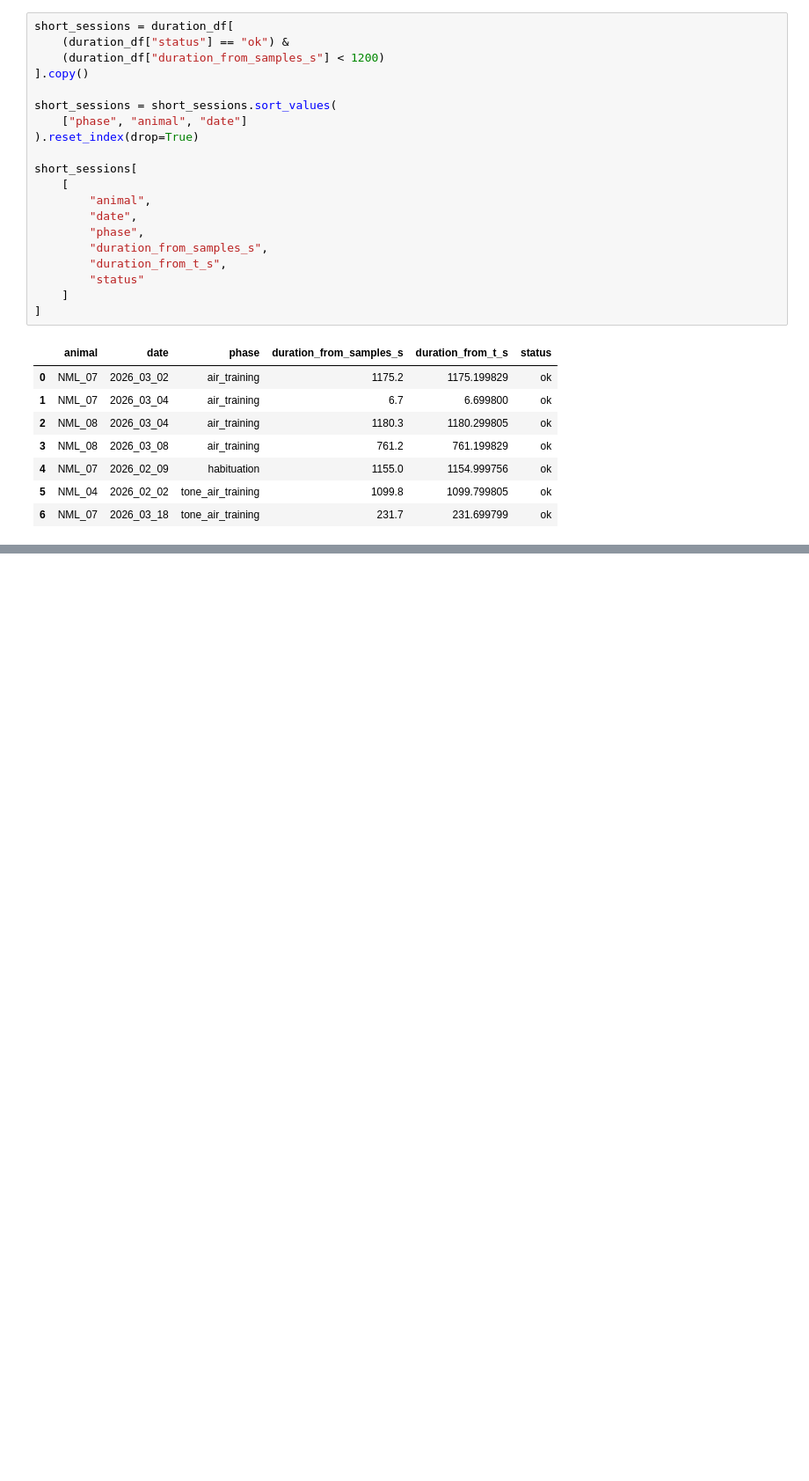
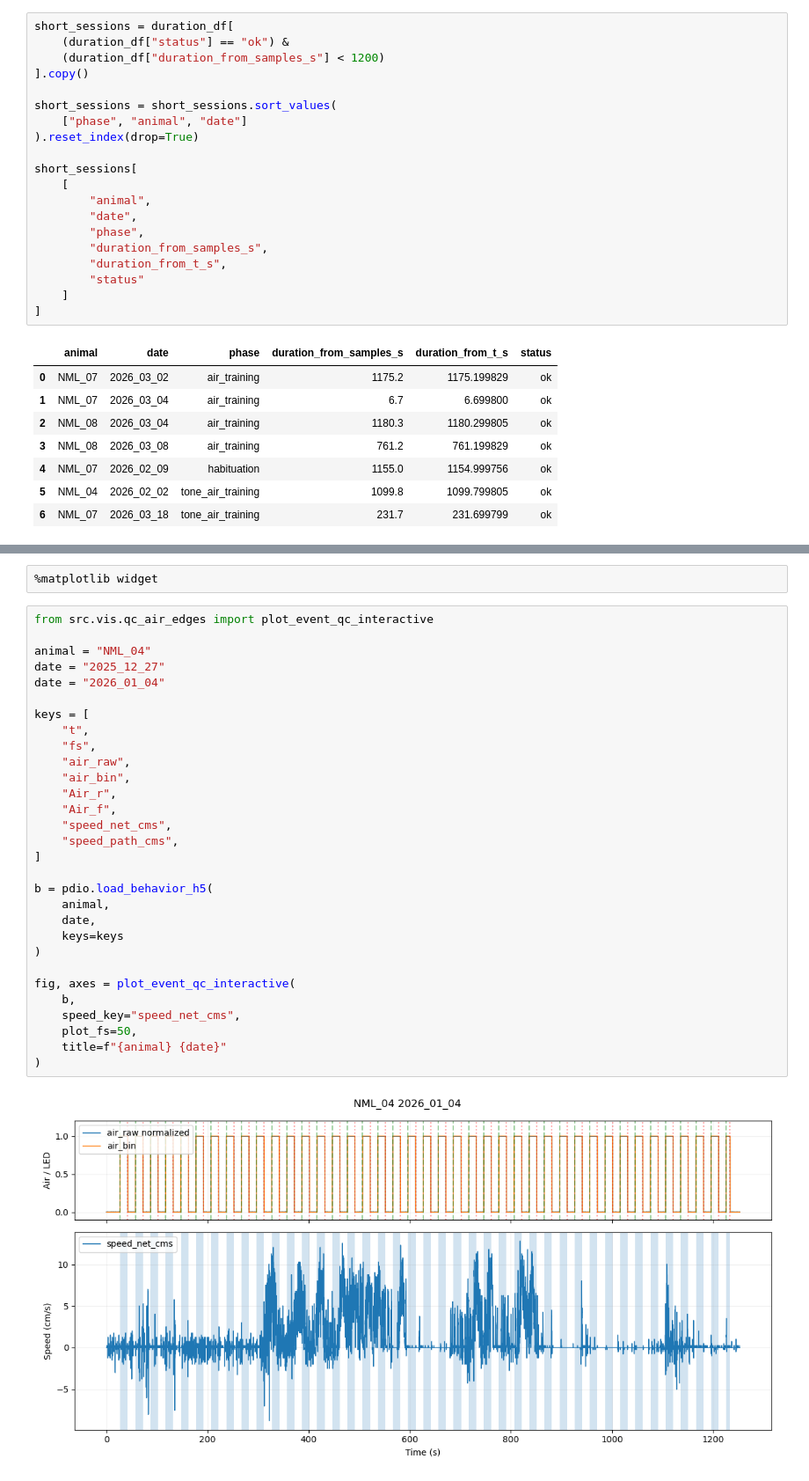
Before and after one commit to neuromomentumlab/Classical_Conditioning_Air_Wheel, a Jupyter notebook: Python/notebooks/qc_encoder_signal.ipynb, the cells around one changed output, grey strips where cells are left out. Shown at 88% size. Saved outputs shown, nothing was run; the diff lists cells and outputs as text; blank space fills up the shorter version.

Commit message:
doing quality control on air events

```diff
--- a/Python/notebooks/qc_encoder_signal.ipynb
+++ b/Python/notebooks/qc_encoder_signal.ipynb
@@ -112,0 +181,34 @@ short_sessions[
+# %%
+%matplotlib widget
+# %%
+from src.vis.qc_air_edges import plot_event_qc_interactive
+
+animal = "NML_04"
+date = "2025_12_27"
+date = "2026_01_04"
+
+keys = [
+    "t",
+    "fs",
+    "air_raw",
+    "air_bin",
+    "Air_r",
+    "Air_f",
+    "speed_net_cms",
+    "speed_path_cms",
+]
+
+b = pdio.load_behavior_h5(
+    animal,
+    date,
+    keys=keys
+)
+
+fig, axes = plot_event_qc_interactive(
+    b,
+    speed_key="speed_net_cms",
+    plot_fs=50,
+    title=f"{animal} {date}"
+)
+# %% [output]
+[figure, added]
```
Also changed, not shown: parts of 5 cells of this notebook, 2 other files.
